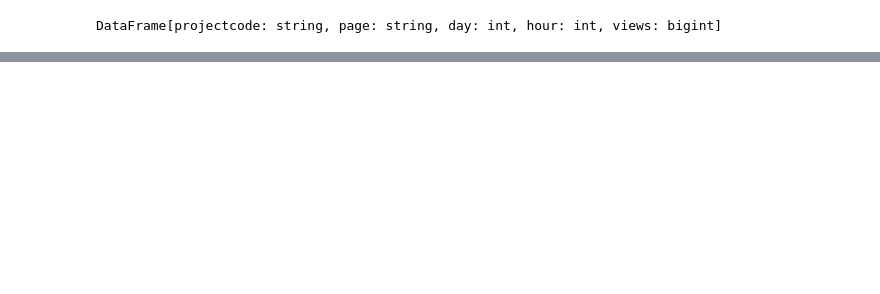
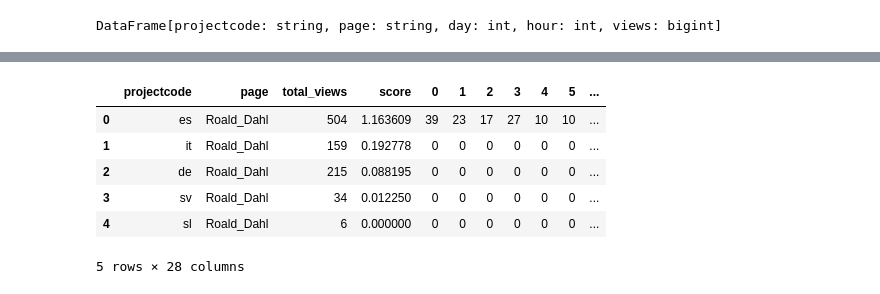
Before and after one commit to cygilbert/projetnosql, a Jupyter notebook: TestReq.ipynb, the cells around one changed output, grey strips where cells are left out. Saved outputs shown, nothing was run; the diff lists cells and outputs as text; code cells hidden in the pictures; blank space fills up the shorter version.

```diff
--- a/TestReq.ipynb
+++ b/TestReq.ipynb
@@ -61,3 +188,13 @@ views = sums.select('projectcode', 'page', 'hour', 'views') \
 df = totals.select('projectcode', 'page', 'total_views', 'score').toPandas()
+# %%
+df.head()
+# %% [output]
+|  | projectcode | page | total_views | score | 0 | 1 | 2 | 3 | 4 | 5 | ... |
+| 0 | es | Roald_Dahl | 504 | 1.163609 | 39 | 23 | 17 | 27 | 10 | 10 | ... |
+| 1 | it | Roald_Dahl | 159 | 0.192778 | 0 | 0 | 0 | 0 | 0 | 0 | ... |
+| 2 | de | Roald_Dahl | 215 | 0.088195 | 0 | 0 | 0 | 0 | 0 | 0 | ... |
+| 3 | sv | Roald_Dahl | 34 | 0.012250 | 0 | 0 | 0 | 0 | 0 | 0 | ... |
+| 4 | sl | Roald_Dahl | 6 | 0.000000 | 0 | 0 | 0 | 0 | 0 | 0 | ... |
+5 rows × 28 columns
 # %%
 df2 = views.toPandas()
```
Also changed, not shown: parts of 28 cells of this notebook, 2 other files.
